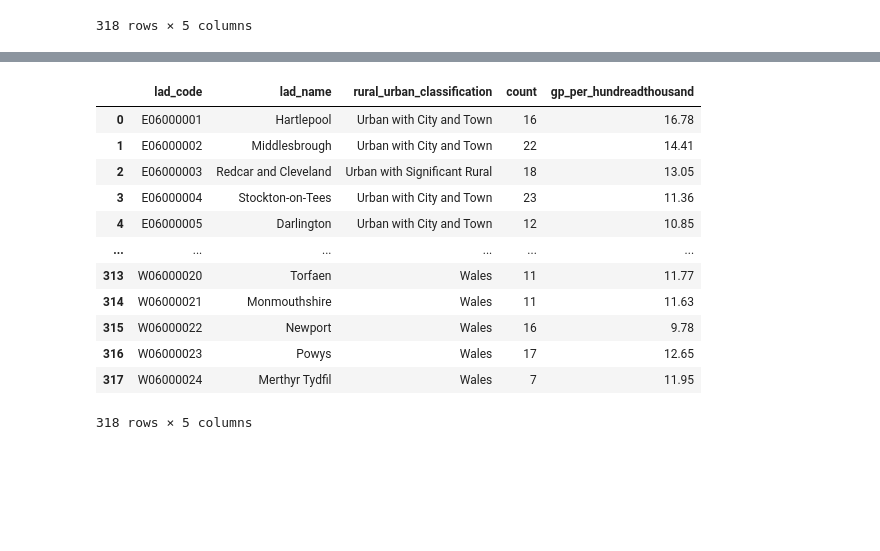
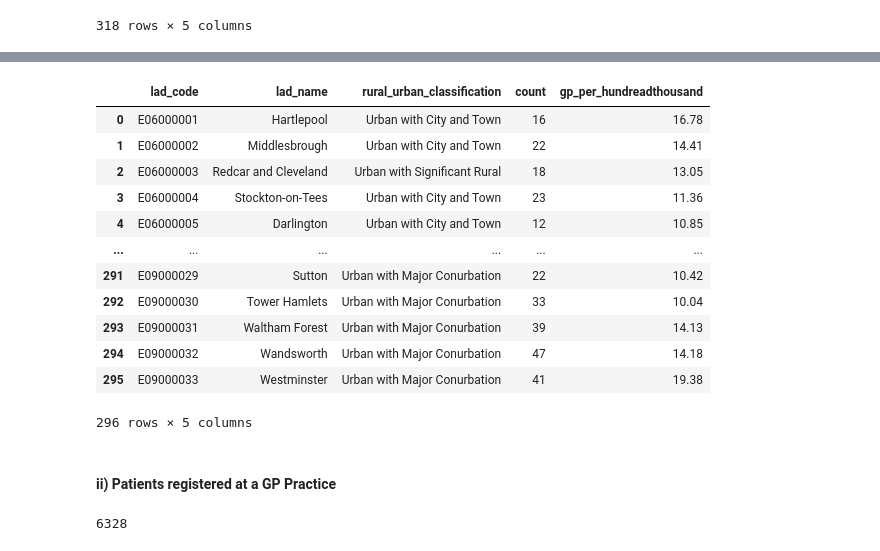
Before and after one commit to Luyandamuraya/health-inequality-analysis, a Jupyter notebook: notebooks/01_prj_uk_health_inequality.ipynb, the cells around one changed output, grey strips where cells are left out. Saved outputs shown, nothing was run; the diff lists cells and outputs as text; code cells hidden in the pictures; blank space fills up the shorter version.

```diff
--- a/notebooks/01_prj_uk_health_inequality.ipynb
+++ b/notebooks/01_prj_uk_health_inequality.ipynb
@@ -213,9 +317,8 @@ result_df
 df= pd.read_csv("/Users/lulum/Documents/Coding Projects/01 PRJ  - UK Health Inequality/datasets/numofgpsurgeries_eng_and_wales_ 2024.csv")
 df.head()
 
-conn = sqlite3.connect("num_gp_surgeries.db")
+conn = sqlite3.connect("health_inequality.db")
 df.to_sql("num_gp_surgeries", conn, index=False, if_exists="replace")
-
 df
 # %% [output]
 |  | LAD code | LAD name | Rural Urban Classification (Note 1) | Count (Note 3) | GPs per 100,000 people |
@@ -236,41 +349,54 @@ df
 query = """
 DROP VIEW IF EXISTS num_gpsurgeries;
 
 CREATE VIEW num_gpsurgeries
 AS
 SELECT
     `LAD code` AS lad_code,
     `LAD name` AS lad_name,
     `Rural Urban Classification (Note 1)` AS rural_urban_classification,
-    `Count (Note 3)` AS count,
-    `GPs per 100,000 people` AS gp_per_hundreadthousand
+    CAST(REPLACE(`Count (Note 3)`,',','') AS INTEGER) AS count,
+    CAST(`GPs per 100,000 people` AS REAL) AS gp_per_hundreadthousand
 FROM
-    num_gp_surgeries ;
+    num_gp_surgeries
+WHERE
+`Rural Urban Classification (Note 1)` != 'Wales';
 """
-
 conn.executescript(query)
-conn.commit()
 
 query = """
 SELECT
     *
 FROM
     num_gpsurgeries
+ORDER BY
+    lad_code
  """
 
 result_df = pd.read_sql(query, conn)
 result_df
 # %% [output]
 |  | lad_code | lad_name | rural_urban_classification | count | gp_per_hundreadthousand |
 | 0 | E06000001 | Hartlepool | Urban with City and Town | 16 | 16.78 |
 | 1 | E06000002 | Middlesbrough | Urban with City and Town | 22 | 14.41 |
 | 2 | E06000003 | Redcar and Cleveland | Urban with Significant Rural | 18 | 13.05 |
 | 3 | E06000004 | Stockton-on-Tees | Urban with City and Town | 23 | 11.36 |
 | 4 | E06000005 | Darlington | Urban with City and Town | 12 | 10.85 |
 | ... | ... | ... | ... | ... | ... |
-| 313 | W06000020 | Torfaen | Wales | 11 | 11.77 |
-| 314 | W06000021 | Monmouthshire | Wales | 11 | 11.63 |
-| 315 | W06000022 | Newport | Wales | 16 | 9.78 |
-| 316 | W06000023 | Powys | Wales | 17 | 12.65 |
-| 317 | W06000024 | Merthyr Tydfil | Wales | 7 | 11.95 |
+| 291 | E09000029 | Sutton | Urban with Major Conurbation | 22 | 10.42 |
+| 292 | E09000030 | Tower Hamlets | Urban with Major Conurbation | 33 | 10.04 |
+| 293 | E09000031 | Waltham Forest | Urban with Major Conurbation | 39 | 14.13 |
+| 294 | E09000032 | Wandsworth | Urban with Major Conurbation | 47 | 14.18 |
+| 295 | E09000033 | Westminster | Urban with Major Conurbation | 41 | 19.38 |
-318 rows × 5 columns
+296 rows × 5 columns
+# %% [markdown]
+#### ii) Patients registered at a GP Practice
+# %%
+
+df= pd.read_csv("/Users/lulum/Documents/Coding Projects/01 PRJ  - UK Health Inequality/datasets/gp_reg_pat_prac_all_dec_2023.csv")
+
+
+conn = sqlite3.connect("health_inequality.db")
+df.to_sql("gp_reg_pat_prac_2023", conn, index=False, if_exists="replace")
+# %% [output]
+6328
```
Also changed, not shown: parts of 57 cells of this notebook.
